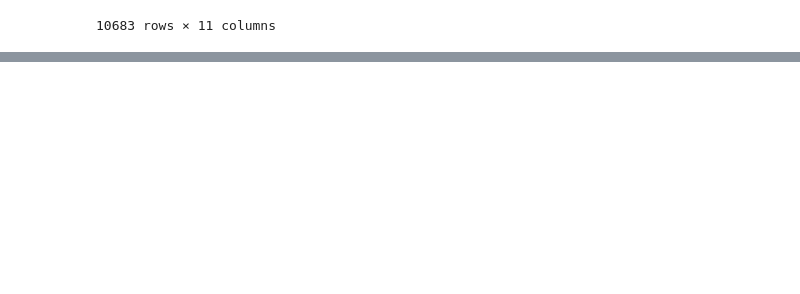
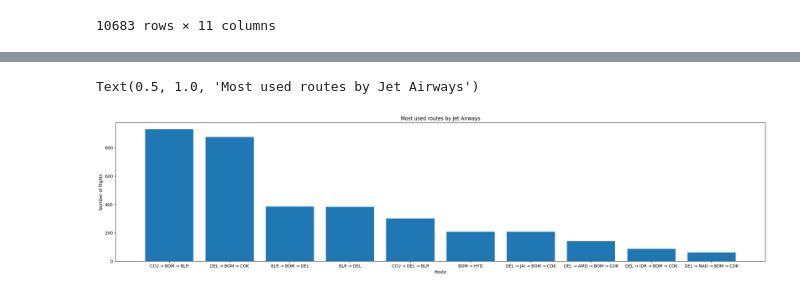
Before and after one commit to loganfu06/09_data_science_logan_jonathan, a Jupyter notebook: airlines.ipynb, the cells around one changed output, grey strips where cells are left out. Saved outputs shown, nothing was run; the diff lists cells and outputs as text; code cells hidden in the pictures; blank space fills up the shorter version.

```diff
--- a/airlines.ipynb
+++ b/airlines.ipynb
@@ -53,0 +133,5 @@ pd.notnull(df_data)
+# %%
+df_data['Journey_day'] = df_data['Date_of_Journey'].apply(lambda x: x.day)
+df_data['Journey_month'] = df_data['Date_of_Journey'].apply(lambda x: x.month)
+df_data['Journey_year'] = df_data['Date_of_Journey'].apply(lambda x: x.year)
+df_data
@@ -53,0 +167,6 @@ pd.notnull(df_data)
+# %%
+df_data['Dep_Time_hour'] = df_data['Dep_Time'].apply(lambda x: x.hour)
+df_data['Dep_Time_minute'] = df_data['Dep_Time'].apply(lambda x: x.minute)
+df_data['Arrival_Time_hour'] = df_data['Arrival_Time'].apply(lambda x: x.hour)
+df_data['Arrival_Time_minute'] = df_data['Arrival_Time'].apply(lambda x: x.minute)
+df_data
@@ -53,0 +207,17 @@ pd.notnull(df_data)
+# %%
+def get_description(time):
+    if (time >= datetime.strptime('4:00:00','%H:%M:%S').time()) and (time < datetime.strptime('8:00:00','%H:%M:%S').time()):
+        return 'Early Morning'
+    elif (time >= datetime.strptime('8:00:00','%H:%M:%S').time()) and (time < datetime.strptime('12:00:00','%H:%M:%S').time()):
+        return 'Morning'
+    elif (time >= datetime.strptime('12:00:00','%H:%M:%S').time()) and (time < datetime.strptime('16:00:00','%H:%M:%S').time()):
+        return 'Noon'
+    elif (time >= datetime.strptime('16:00:00','%H:%M:%S').time()) and (time < datetime.strptime('20:00:00','%H:%M:%S').time()):
+        return 'Evening'
+    elif (time >= datetime.strptime('20:00:00','%H:%M:%S').time()) and (time <= datetime.strptime('23:59:00','%H:%M:%S').time()):
+        return 'Night'
+    elif (time >= datetime.strptime('00:00:00','%H:%M:%S').time()) and (time < datetime.strptime('4:00:00','%H:%M:%S').time()):
+        return 'Late Night'
+
+df_data['dep_description'] = df_data['Dep_Time'].apply(get_description)
+df_data
@@ -53,0 +252,5 @@ pd.notnull(df_data)
+# %%
+df_data['Duration_hours'] = df_data['Duration'].apply(lambda x: x.seconds // 3600)
+df_data['Duration_mins'] = df_data['Duration'].apply(lambda x: (x.seconds // 60) % 60)
+df_data['Duration_total_mins'] = df_data['Duration'].apply(lambda x: x.seconds // 60)
+df_data
@@ -53,0 +306,13 @@ pd.notnull(df_data)
+# %%
+df_jet_airways = df_data.groupby('Airline').get_group("Jet Airways")
+final_data = df_jet_airways.groupby('Route').size().sort_values(ascending=False).head(10)
+plt.figure(figsize=(28,6))
+plt.bar(final_data.index, final_data)
+plt.xlabel('Route')
+plt.ylabel('Number of flights')
+plt.title('Most used routes by Jet Airways')
+
+# CCU -> BOM -> BLR is the most used route by Jet Airways
+# %% [output]
+Text(0.5, 1.0, 'Most used routes by Jet Airways')
+[figure, added]
```
Also changed, not shown: parts of 16 cells of this notebook.
